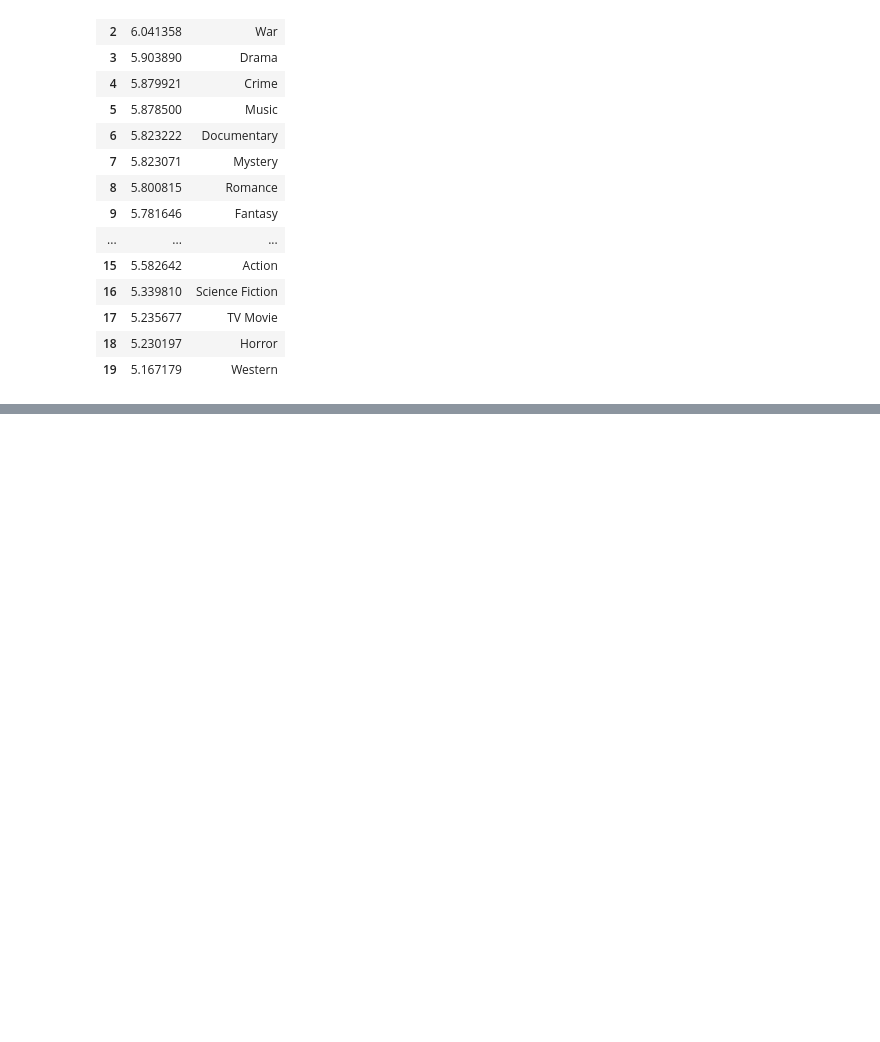
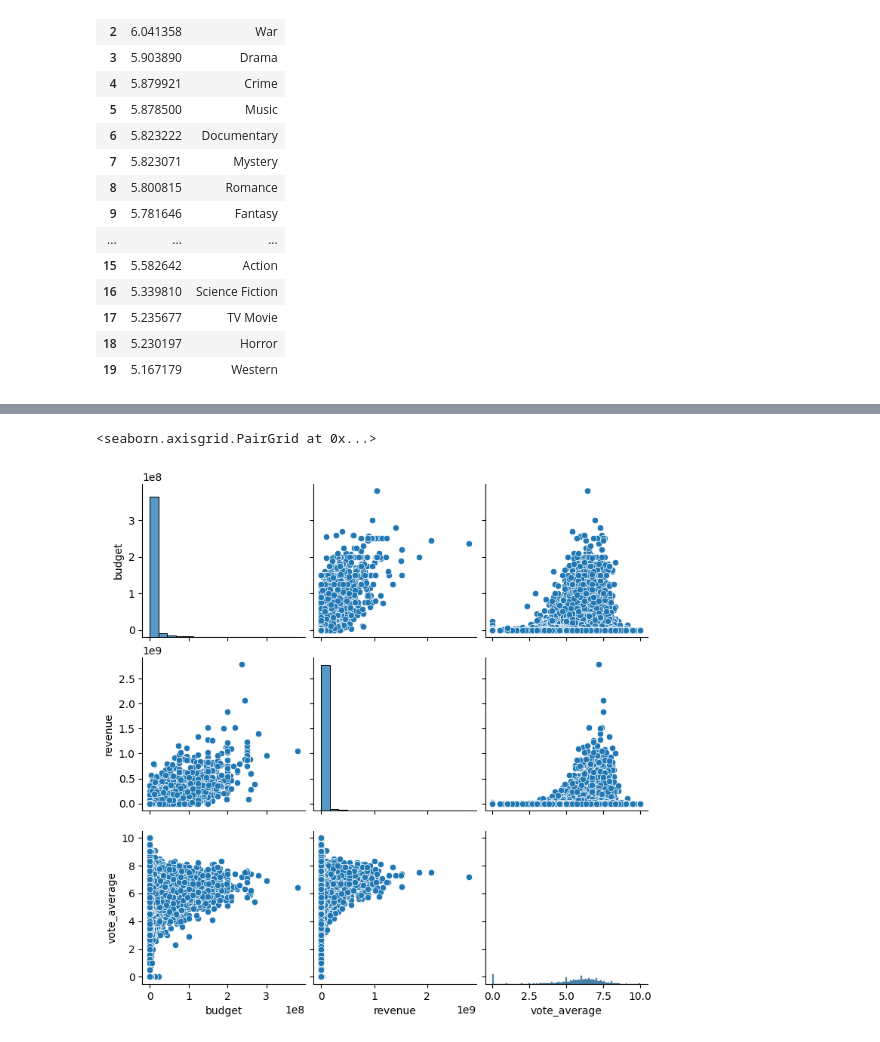
Before and after one commit to thaclone/ads-05_praesenz_2022-02-25_room1, a Jupyter notebook: notebooks/02_analysis_mkoe.ipynb, the cells around one changed output, grey strips where cells are left out. Drawn from its saved outputs; the diff is of its cells as text; code cells hidden in the pictures; blank space fills up the shorter version.

```diff
--- a/notebooks/02_analysis_mkoe.ipynb
+++ b/notebooks/02_analysis_mkoe.ipynb
@@ -105,0 +219,5 @@ avg_votes_df
+# %%
+sns.pairplot(df)
+# %% [output]
+<seaborn.axisgrid.PairGrid at 0x...>
+[figure, added]
```
Also changed, not shown: parts of 26 cells of this notebook, 19 other files.
